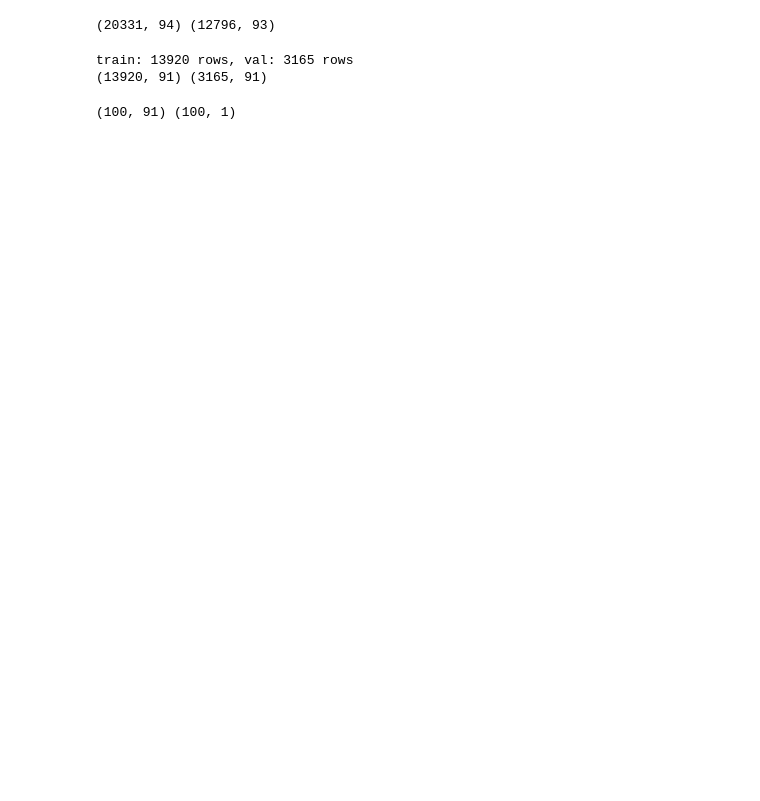
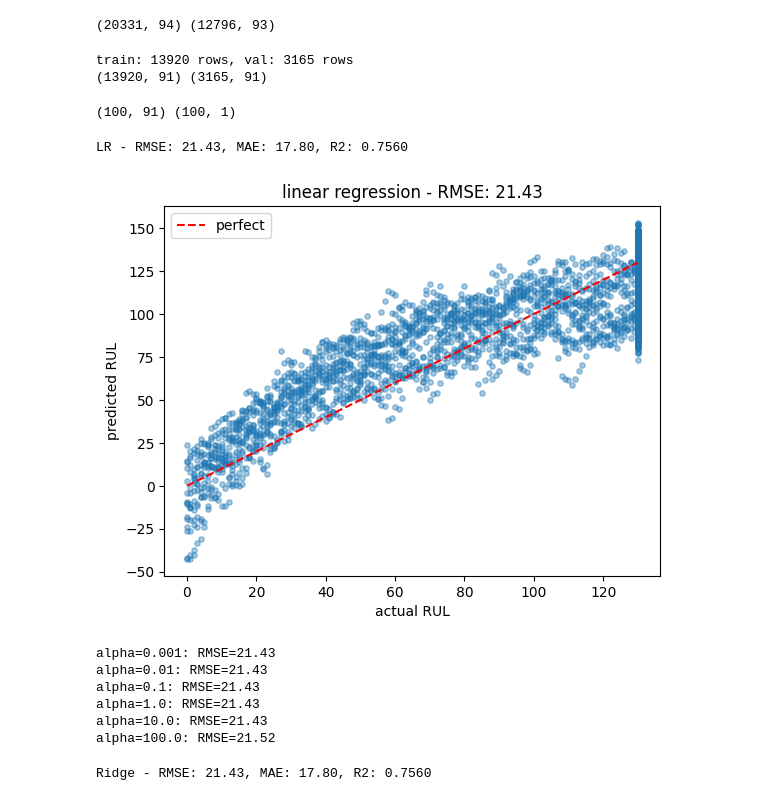
Before and after one commit to lohitharasakonda/engine-rul-predictor, a Jupyter notebook: notebooks/model.ipynb, the cells around one changed output. Saved outputs shown, nothing was run; the diff lists cells and outputs as text; code cells hidden in the pictures; blank space fills up the shorter version.

Commit message:
baseline models done, LR and ridge both RMSE 21.43

```diff
--- a/notebooks/model.ipynb
+++ b/notebooks/model.ipynb
@@ -51,3 +51,27 @@ rul_test = pd.read_csv("../data/raw/RUL_FD001.txt", header=None, names=['true_RU
 print(X_test_last.shape, rul_test.shape)
 # %% [output]
 (100, 91) (100, 1)
+# %%
+# baseline - linear regression
+lr_model = LinearRegression()
+lr_model.fit(X_train, y_train)
+
+y_pred_lr = lr_model.predict(X_val)
+
+lr_rmse = np.sqrt(mean_squared_error(y_val, y_pred_lr))
+lr_mae = mean_absolute_error(y_val, y_pred_lr)
+lr_r2 = r2_score(y_val, y_pred_lr)
+
+print(f"LR - RMSE: {lr_rmse:.2f}, MAE: {lr_mae:.2f}, R2: {lr_r2:.4f}")
+# %% [output]
+LR - RMSE: 21.43, MAE: 17.80, R2: 0.7560
+# %%
+plt.scatter(y_val, y_pred_lr, alpha=0.4, s=15)
+plt.plot([0, 130], [0, 130], 'r--', label='perfect')
+plt.xlabel('actual RUL')
+plt.ylabel('predicted RUL')
+plt.title(f'linear regression - RMSE: {lr_rmse:.2f}')
+plt.legend()
+plt.show()
+# %% [output]
+[figure, added]
@@ -53,0 +81,32 @@ print(X_test_last.shape, rul_test.shape)
+# %%
+#maybe regularization helps
+#tuning alpha
+for alpha in [0.001, 0.01, 0.1, 1.0, 10.0, 100.0]:
+    model = Ridge(alpha=alpha)
+    model.fit(X_train, y_train)
+    y_pred = model.predict(X_val)
+    rmse = np.sqrt(mean_squared_error(y_val, y_pred))
+    print(f"alpha={alpha}: RMSE={rmse:.2f}")
+# %% [output]
+alpha=0.001: RMSE=21.43
+alpha=0.01: RMSE=21.43
+alpha=0.1: RMSE=21.43
+alpha=1.0: RMSE=21.43
+alpha=10.0: RMSE=21.43
+alpha=100.0: RMSE=21.52
+# %%
+#alpha doesn't make much difference here, all give ~21.43
+#ridge not really better than linear regression
+#random forest should do better
+ridge_model = Ridge(alpha=1.0)  #justgonna use default
+ridge_model.fit(X_train, y_train)
+
+y_pred_ridge = ridge_model.predict(X_val)
+
+ridge_rmse = np.sqrt(mean_squared_error(y_val, y_pred_ridge))
+ridge_mae = mean_absolute_error(y_val, y_pred_ridge)
+ridge_r2 = r2_score(y_val, y_pred_ridge)
+
+print(f"Ridge - RMSE: {ridge_rmse:.2f}, MAE: {ridge_mae:.2f}, R2: {ridge_r2:.4f}")
+# %% [output]
+Ridge - RMSE: 21.43, MAE: 17.80, R2: 0.7560
```
Also changed, not shown: parts of 2 cells of this notebook.
